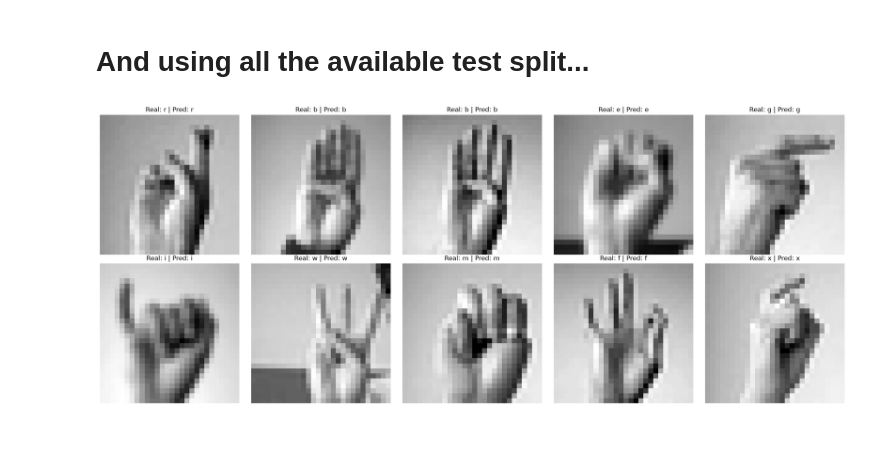
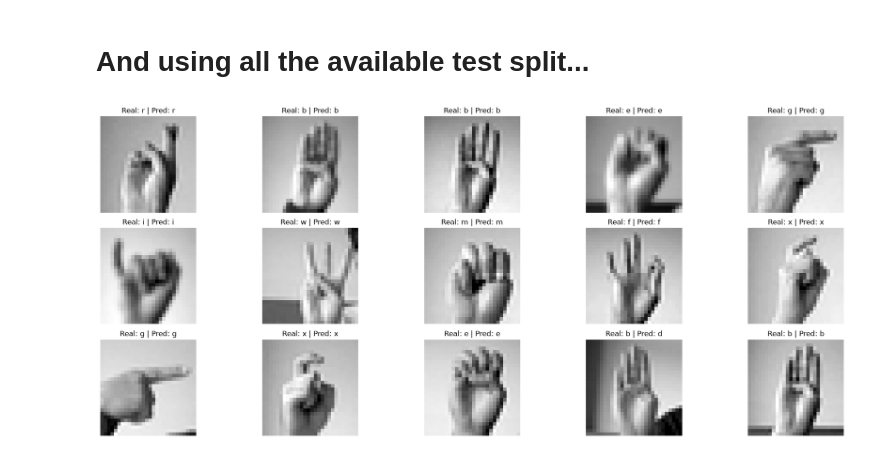
Before and after one commit to DelbertCV/asl-numpy-nn, a Jupyter notebook: asl_nn_from_scratch.ipynb, the cells around one changed output. Saved outputs shown, nothing was run; the diff lists cells and outputs as text; code cells hidden in the pictures.

```diff
--- a/asl_nn_from_scratch.ipynb
+++ b/asl_nn_from_scratch.ipynb
@@ -383,16 +383,16 @@ The real value is: o
 # %% [markdown]
 # And using all the available test split...
 # %%
-fig, ax = plt.subplots(2, 5, figsize=(20, 8))
+fig, ax = plt.subplots(3, 5, figsize=(20, 8))
 
-for i in range(10):
-    row, col = divmod(i, 5)  # maps i=0..9 to (row, col) in a 2x5 grid
+for i in range(15):
+    row, col = divmod(i, 5)
     pred = model.predict(x_test[i].reshape(-1, 1))
     ax[row, col].imshow(x_test[i].reshape(28, 28), cmap='gray')
     ax[row, col].axis('off')
     ax[row, col].set_title(f"Real: {alphabet[y_test[i]]} | Pred: {alphabet[pred]}")
 
 plt.tight_layout()
 plt.show()
 # %% [output]
-[figure, old version]
+[figure, new version]
```
